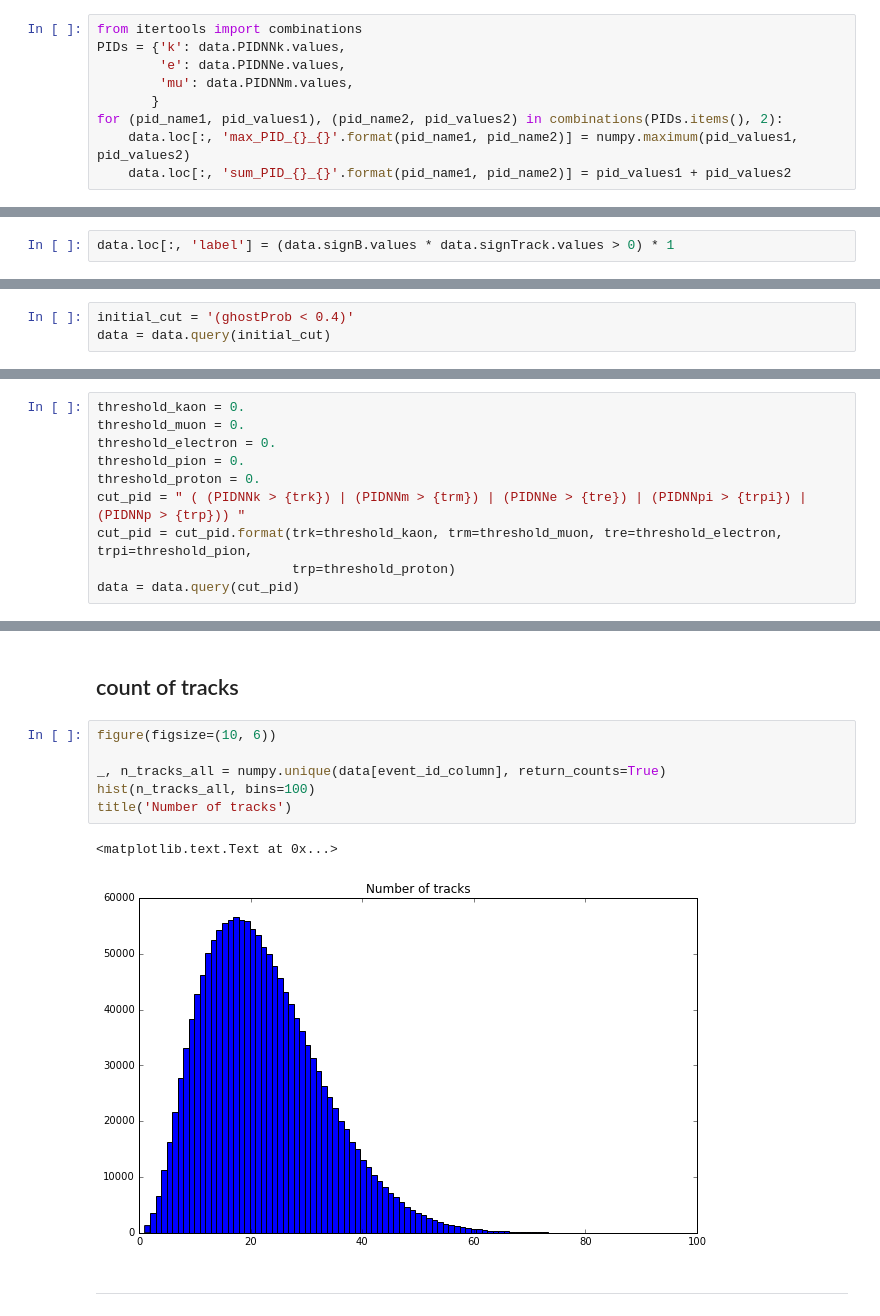
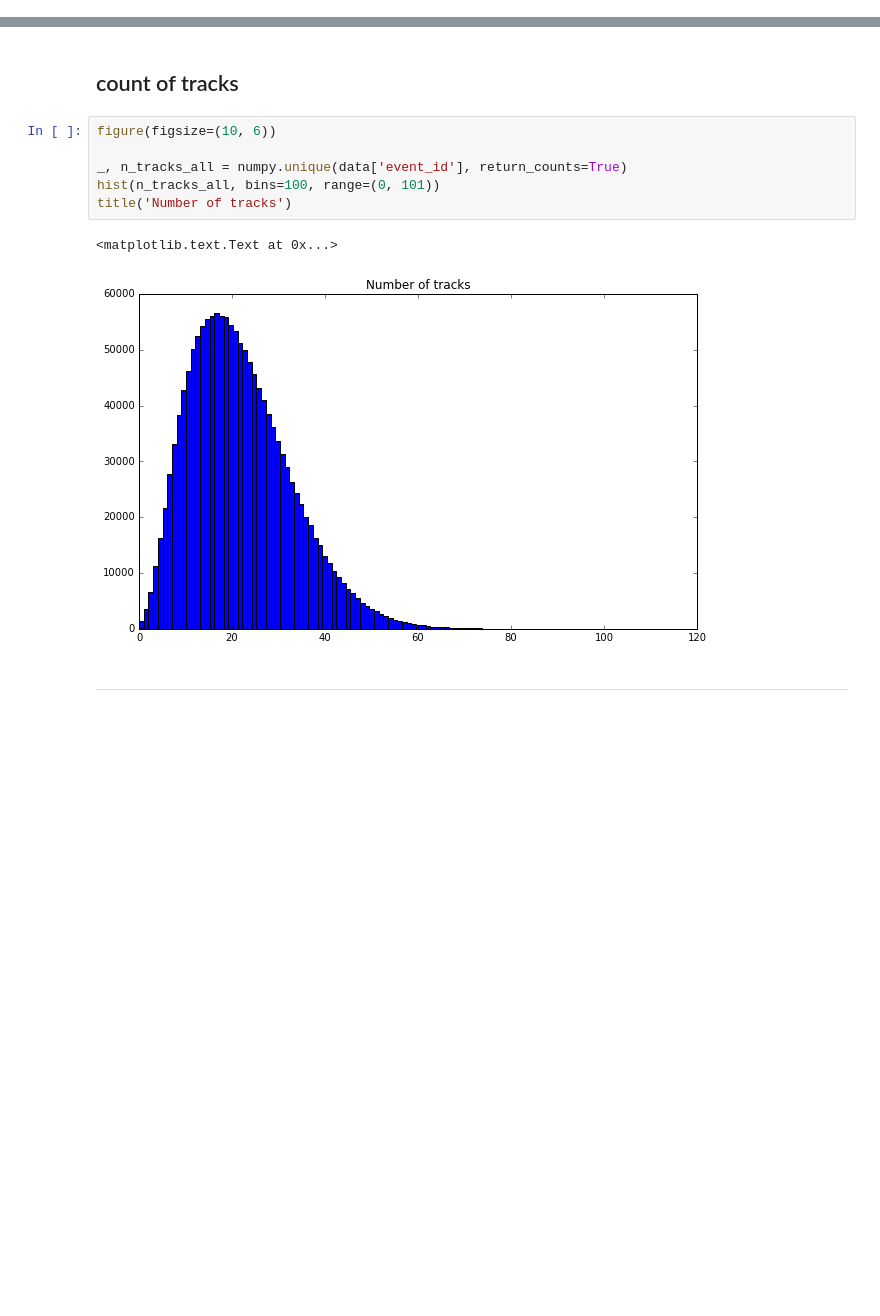
Before and after one commit to tlikhomanenko/tagging_LHCb, a Jupyter notebook: MC/track-tagging-MC.ipynb, the cells around one changed output, grey strips where cells are left out. Drawn from its saved outputs; the diff is of its cells as text; blank space fills up the shorter version.

```diff
--- a/MC/track-tagging-MC.ipynb
+++ b/MC/track-tagging-MC.ipynb
@@ -74,9 +93,0 @@ data.loc[:, 'cos_diff_phi'] = numpy.cos(data.diff_phi.values)
-# %%
-from itertools import combinations
-PIDs = {'k': data.PIDNNk.values,
-        'e': data.PIDNNe.values,
-        'mu': data.PIDNNm.values,
-       }
-for (pid_name1, pid_values1), (pid_name2, pid_values2) in combinations(PIDs.items(), 2):
-    data.loc[:, 'max_PID_{}_{}'.format(pid_name1, pid_name2)] = numpy.maximum(pid_values1, pid_values2)
-    data.loc[:, 'sum_PID_{}_{}'.format(pid_name1, pid_name2)] = pid_values1 + pid_values2
@@ -88,2 +93,0 @@ for (pid_name1, pid_values1), (pid_name2, pid_values2) in combinations(PIDs.item
-# %%
-data.loc[:, 'label'] = (data.signB.values * data.signTrack.values > 0) * 1
@@ -96,3 +93,0 @@ data.loc[:, 'label'] = (data.signB.values * data.signTrack.values > 0) * 1
-# %%
-initial_cut = '(ghostProb < 0.4)'
-data = data.query(initial_cut)
@@ -105,10 +93,0 @@ get_events_statistics(data)
-# %%
-threshold_kaon = 0.
-threshold_muon = 0.
-threshold_electron = 0.
-threshold_pion = 0.
-threshold_proton = 0.
-cut_pid = " ( (PIDNNk > {trk}) | (PIDNNm > {trm}) | (PIDNNe > {tre}) | (PIDNNpi > {trpi}) | (PIDNNp > {trp})) "
-cut_pid = cut_pid.format(trk=threshold_kaon, trm=threshold_muon, tre=threshold_electron, trpi=threshold_pion,
-                         trp=threshold_proton)
-data = data.query(cut_pid)
@@ -294,12 +229,12 @@ for i, (feature1, feature2) in enumerate(combinations(['PIDNNk', 'PIDNNm', 'PIDN
 # %%
 figure(figsize=(10, 6))
 
-_, n_tracks_all = numpy.unique(data[event_id_column], return_counts=True)
-hist(n_tracks_all, bins=100)
+_, n_tracks_all = numpy.unique(data['event_id'], return_counts=True)
+hist(n_tracks_all, bins=100, range=(0, 101))
 title('Number of tracks')
 # %% [output]
 <matplotlib.text.Text at 0x...>
-[figure, old version]
+[figure, new version]
 # %% [markdown]
 ----
 # %% [markdown]
```
Also changed, not shown: parts of 71 cells of this notebook, 36 other files.
